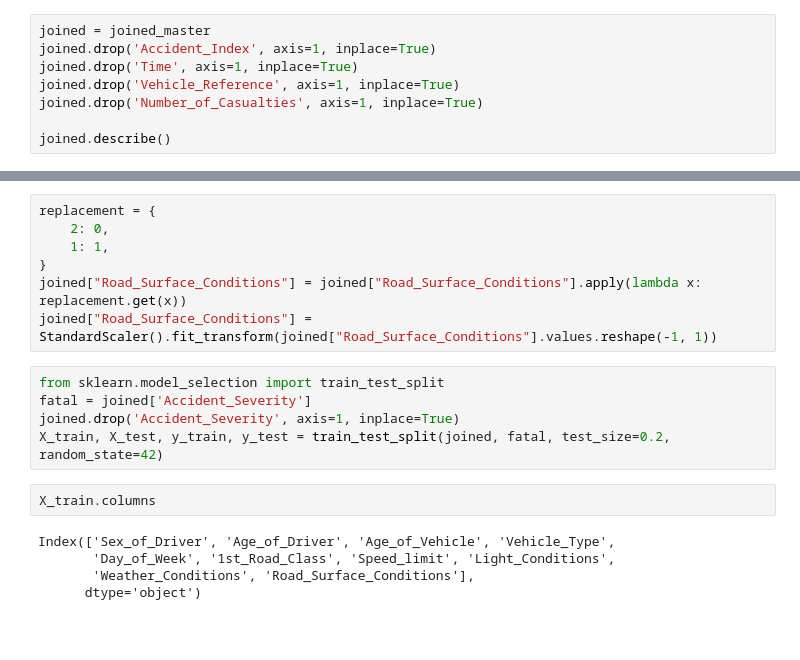
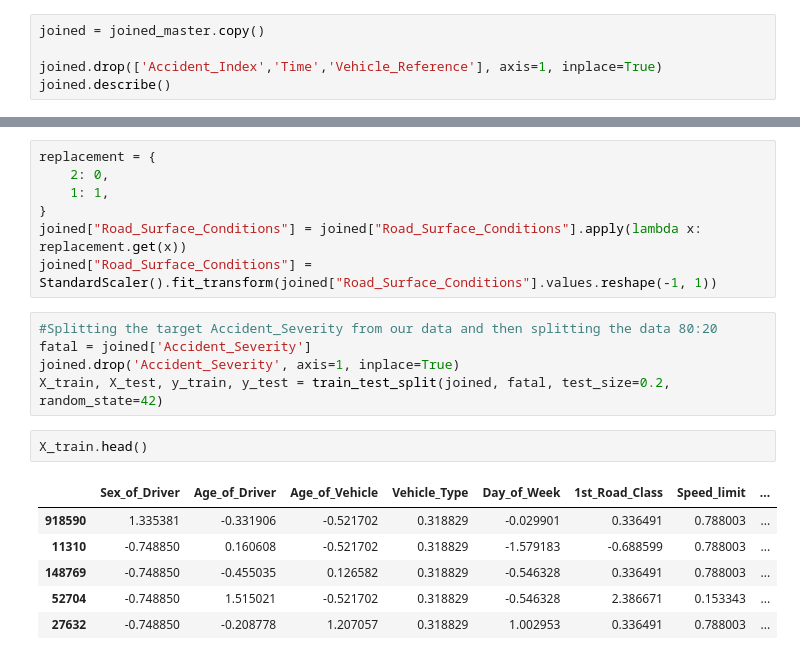
Before and after one commit to mathias2100/Group-30, a Jupyter notebook: SDS.ipynb, the cells around one changed output, grey strips where cells are left out. Saved outputs shown, nothing was run; the diff lists cells and outputs as text; blank space fills up the shorter version.

```diff
--- a/SDS.ipynb
+++ b/SDS.ipynb
@@ -870,12 +785,9 @@ Feature Ranking: [4 2 1 1 6 1 1 3 5 7 1]
 # %% [markdown]
 ## Supervised Learning - Random Forest
 # %%
-joined = joined_master
-joined.drop('Accident_Index', axis=1, inplace=True)
-joined.drop('Time', axis=1, inplace=True)
-joined.drop('Vehicle_Reference', axis=1, inplace=True)
-joined.drop('Number_of_Casualties', axis=1, inplace=True)
+joined = joined_master.copy()
 
+joined.drop(['Accident_Index','Time','Vehicle_Reference'], axis=1, inplace=True)
 joined.describe()
 # %% [output]
 |  | Sex_of_Driver | Age_of_Driver | Age_of_Vehicle | Vehicle_Type | Day_of_Week | 1st_Road_Class | Speed_limit | ... |
@@ -1069,14 +992,16 @@ replacement = {
 joined["Road_Surface_Conditions"] = joined["Road_Surface_Conditions"].apply(lambda x: replacement.get(x))
 joined["Road_Surface_Conditions"] = StandardScaler().fit_transform(joined["Road_Surface_Conditions"].values.reshape(-1, 1))
 # %%
-from sklearn.model_selection import train_test_split
+#Splitting the target Accident_Severity from our data and then splitting the data 80:20
 fatal = joined['Accident_Severity']
 joined.drop('Accident_Severity', axis=1, inplace=True)
 X_train, X_test, y_train, y_test = train_test_split(joined, fatal, test_size=0.2, random_state=42)
 # %%
-X_train.columns
+X_train.head()
 # %% [output]
-Index(['Sex_of_Driver', 'Age_of_Driver', 'Age_of_Vehicle', 'Vehicle_Type',
-       'Day_of_Week', '1st_Road_Class', 'Speed_limit', 'Light_Conditions',
-       'Weather_Conditions', 'Road_Surface_Conditions'],
-      dtype='object')
+|  | Sex_of_Driver | Age_of_Driver | Age_of_Vehicle | Vehicle_Type | Day_of_Week | 1st_Road_Class | Speed_limit | ... |
+| 918590 | 1.335381 | -0.331906 | -0.521702 | 0.318829 | -0.029901 | 0.336491 | 0.788003 | ... |
+| 11310 | -0.748850 | 0.160608 | -0.521702 | 0.318829 | -1.579183 | -0.688599 | 0.788003 | ... |
+| 148769 | -0.748850 | -0.455035 | 0.126582 | 0.318829 | -0.546328 | 0.336491 | 0.788003 | ... |
+| 52704 | -0.748850 | 1.515021 | -0.521702 | 0.318829 | -0.546328 | 2.386671 | 0.153343 | ... |
+| 27632 | -0.748850 | -0.208778 | 1.207057 | 0.318829 | 1.002953 | 0.336491 | 0.788003 | ... |
```
Also changed, not shown: parts of 40 cells of this notebook, 9 other files.
